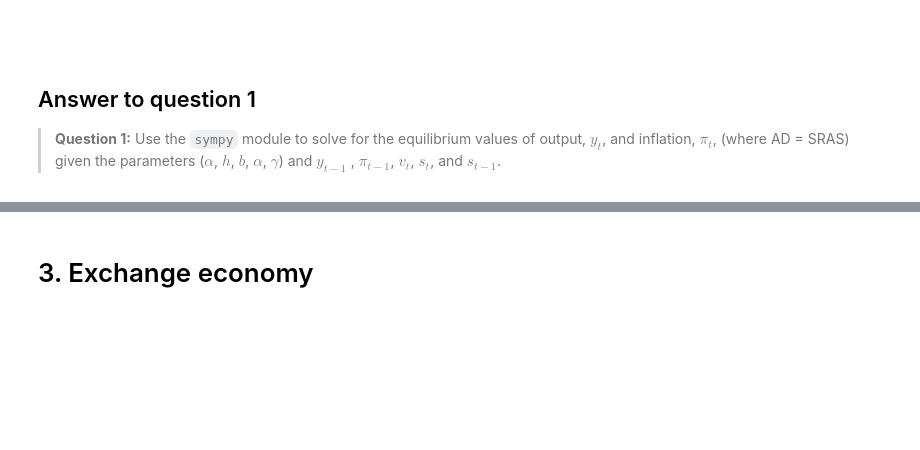
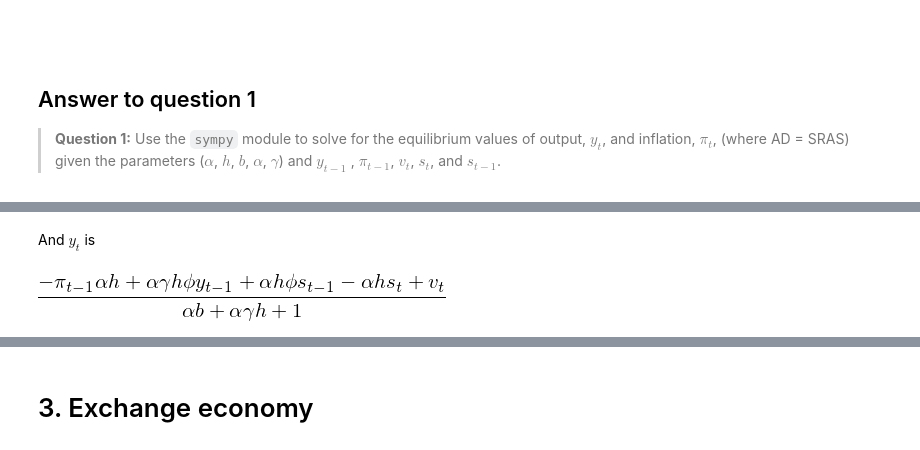
Before and after one commit to NumEconCopenhagen/projects-2019-remove-argv-0, a Jupyter notebook: examproject/exam_2019_kristian.ipynb, the cells around one changed output, grey strips where cells are left out. Saved outputs shown, nothing was run; the diff lists cells and outputs as text; code cells hidden in the pictures; blank space fills up the shorter version.

```diff
--- a/examproject/exam_2019_kristian.ipynb
+++ b/examproject/exam_2019_kristian.ipynb
@@ -391,0 +438,6 @@ par['sigma_c'] = 0.2
+# %% [markdown]
+And $y_t$ is
+# %%
+SRAS_AD_solution[y_t]
+# %% [output]
+[figure, added]
```
Also changed, not shown: parts of 11 cells of this notebook.
